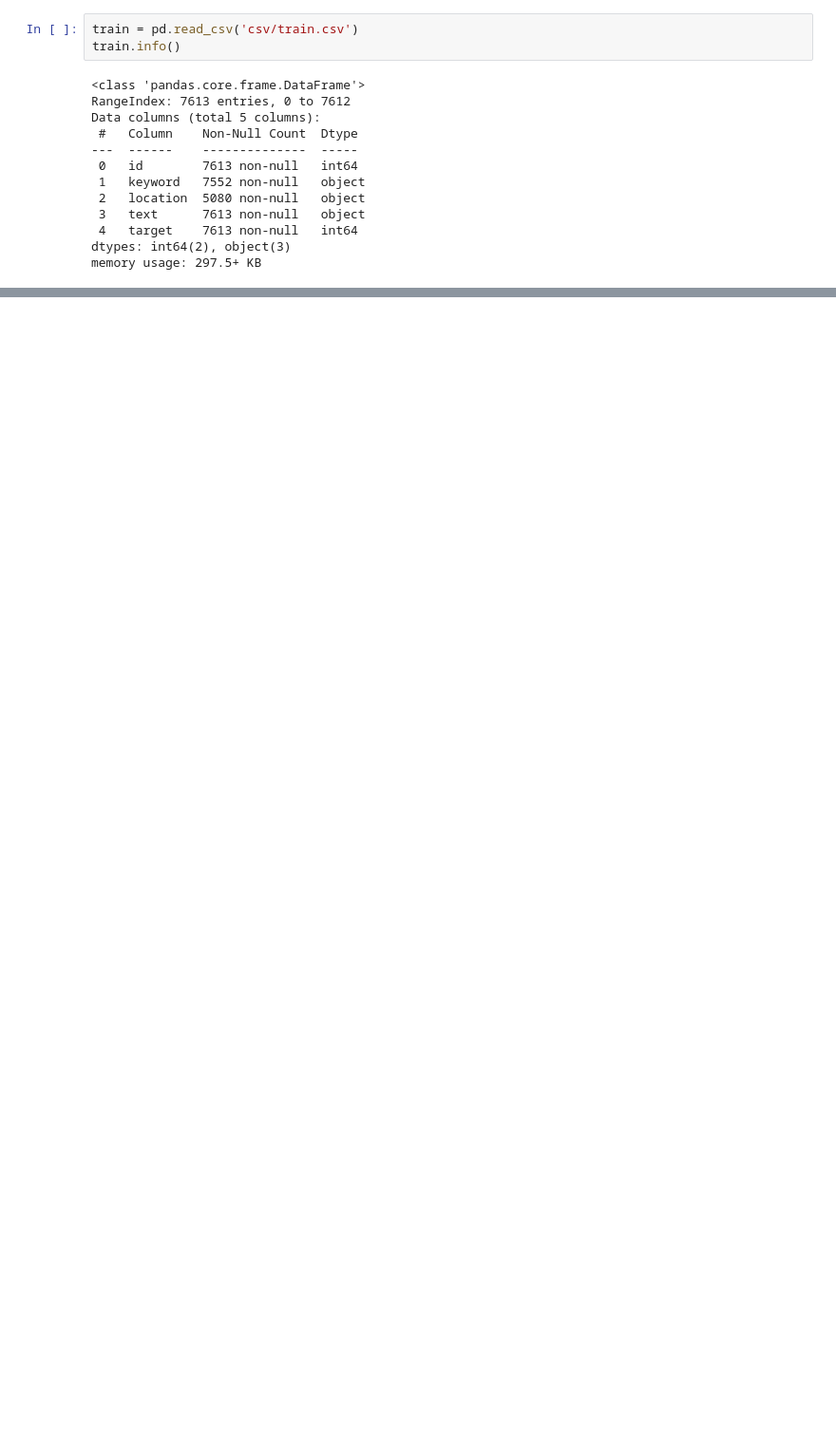
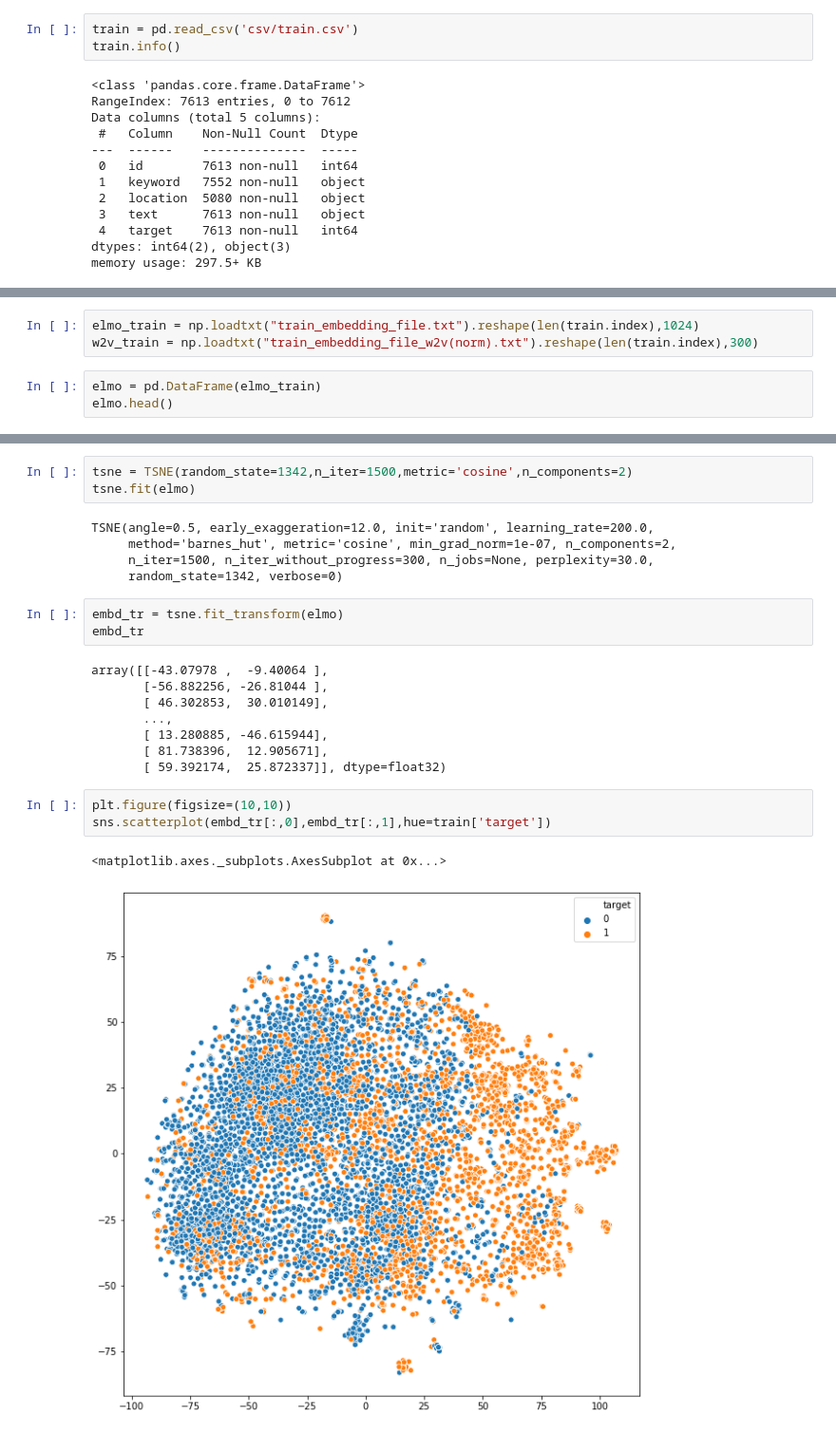
Before and after one commit to RiedelNicolas/TP2-Organizacion-de-Datos, a Jupyter notebook: Untitled.ipynb, the cells around one changed output, grey strips where cells are left out. Shown at 95% size. Saved outputs shown, nothing was run; the diff lists cells and outputs as text; blank space fills up the shorter version.

```diff
--- a/Untitled.ipynb
+++ b/Untitled.ipynb
@@ -101,0 +28,6 @@ array([  1.2890607 ,   2.5254304 ,  -0.884495  ,   0.5585419 ,
+# %%
+elmo_train = np.loadtxt("train_embedding_file.txt").reshape(len(train.index),1024)
+w2v_train = np.loadtxt("train_embedding_file_w2v(norm).txt").reshape(len(train.index),300)
+# %%
+elmo = pd.DataFrame(elmo_train)
+elmo.head()
@@ -101,0 +44,25 @@ array([  1.2890607 ,   2.5254304 ,  -0.884495  ,   0.5585419 ,
+# %%
+tsne = TSNE(random_state=1342,n_iter=1500,metric='cosine',n_components=2)
+tsne.fit(elmo)
+# %% [output]
+TSNE(angle=0.5, early_exaggeration=12.0, init='random', learning_rate=200.0,
+     method='barnes_hut', metric='cosine', min_grad_norm=1e-07, n_components=2,
+     n_iter=1500, n_iter_without_progress=300, n_jobs=None, perplexity=30.0,
+     random_state=1342, verbose=0)
+# %%
+embd_tr = tsne.fit_transform(elmo)
+embd_tr
+# %% [output]
+array([[-43.07978 ,  -9.40064 ],
+       [-56.882256, -26.81044 ],
+       [ 46.302853,  30.010149],
+       ...,
+       [ 13.280885, -46.615944],
+       [ 81.738396,  12.905671],
+       [ 59.392174,  25.872337]], dtype=float32)
+# %%
+plt.figure(figsize=(10,10))
+sns.scatterplot(embd_tr[:,0],embd_tr[:,1],hue=train['target'])
+# %% [output]
+<matplotlib.axes._subplots.AxesSubplot at 0x...>
+[figure, added]
```
Also changed, not shown: parts of 37 cells of this notebook, 30 other files.
